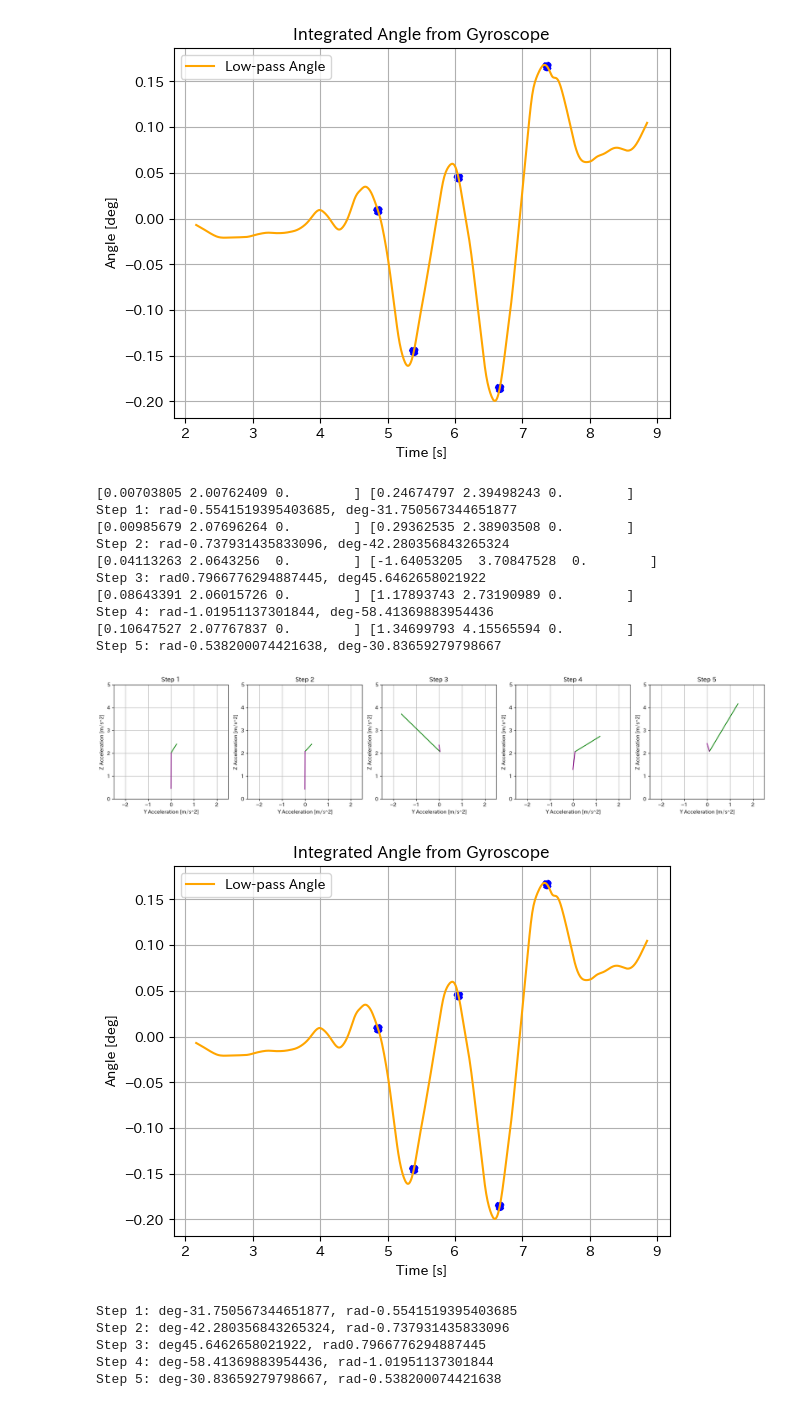
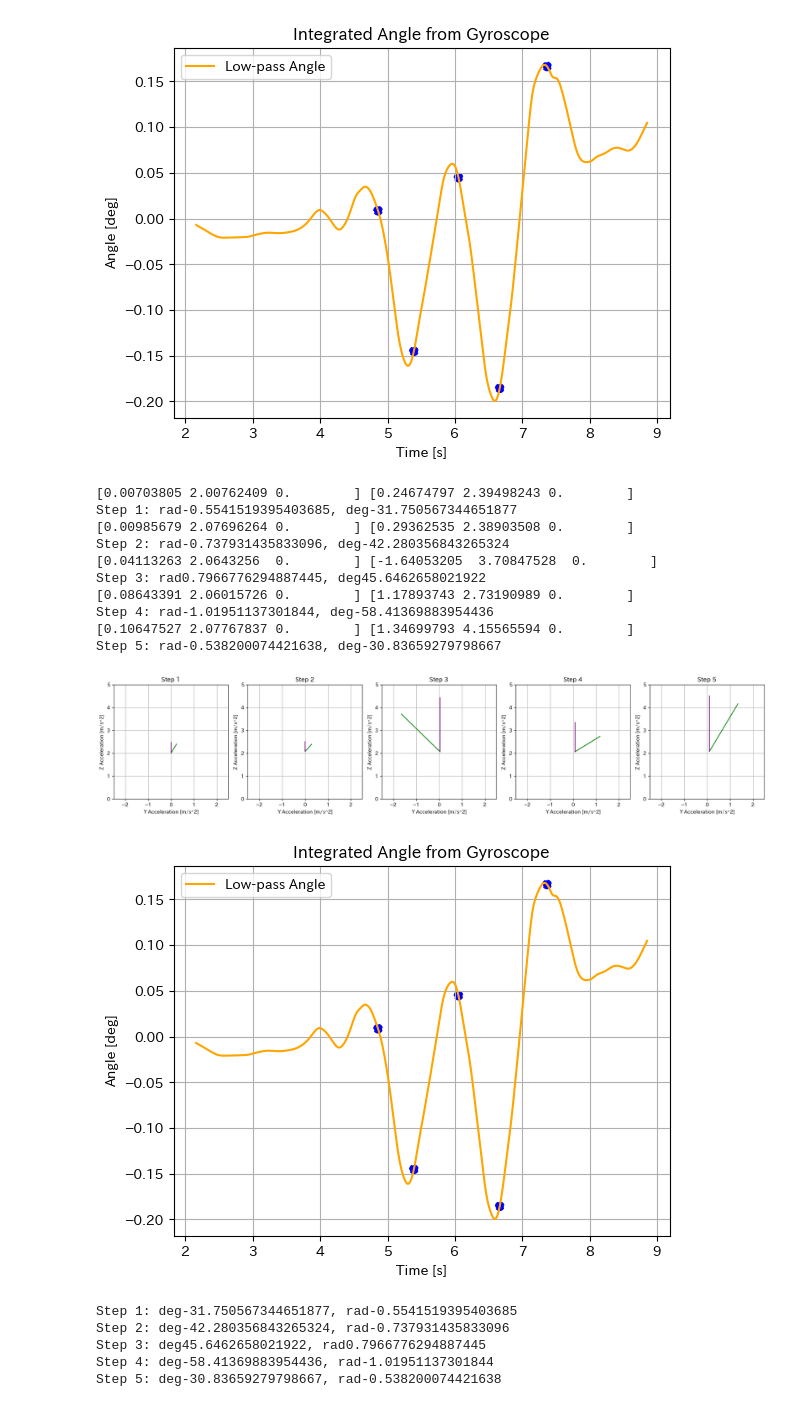
Before and after one commit to mizunoryuki/PDR-yokoaruki, a Jupyter notebook: step-hosei copy.ipynb, the cells around one changed output. Cells and saved outputs as stored; diff of their text form; code cells hidden in the pictures.

```diff
--- a/step-hosei copy.ipynb
+++ b/step-hosei copy.ipynb
@@ -227,42 +227,42 @@ for i in range(peak.shape[0]):
 
 
 	# startを原点にしてendをrad_angleだけ回転させる
-	rotated_end = np.array([np.cos(-rad_angle) * (shift_end[0] - shift_start[0]) - np.sin(-rad_angle) * (shift_end[1] - shift_start[1]),
-							np.sin(-rad_angle) * (shift_end[0] - shift_start[0]) + np.cos(-rad_angle) * (shift_end[1] - shift_start[1]),
+	rotated_end = np.array([shift_start[0] + (shift_end[0] - shift_start[0]) * np.cos(-rad_angle) - (shift_end[1] - shift_start[1]) * np.sin(-rad_angle),
+							shift_start[1] + (shift_end[0] - shift_start[0]) * np.sin(-rad_angle) + (shift_end[1] - shift_start[1]) * np.cos(-rad_angle),
 							0])
 	axes[i].plot([shift_start[0], rotated_end[0]], [shift_start[1], rotated_end[1]], color='purple')
 
 	axes[i].set_xlim(-2.5, 2.5)
 	axes[i].set_ylim(0, 5)
 	axes[i].set_xlabel('Y Acceleration [m/s^2]')
 	axes[i].set_ylabel('Z Acceleration [m/s^2]')
 	axes[i].set_title(f'Step {i+1}')
 	axes[i].grid()
 	axes[i].set_aspect('equal', adjustable='box')
 plt.tight_layout()
 plt.show()
 
 plt.plot(gyro_data['timestamp'], gyro_data['low_angle'], label='Low-pass Angle', color='orange')
 for i in range(len(peak)):
 	plt.scatter(gyro_data['timestamp'].iloc[peak[i]], gyro_data['low_angle'].iloc[peak[i]], color='blue', linestyle='dashed')
 plt.xlabel('Time [s]')
 plt.ylabel('Angle [deg]')
 plt.title('Integrated Angle from Gyroscope')
 plt.legend()
 plt.grid()
 plt.show()
 # %% [output]
 [0.00703805 2.00762409 0.        ] [0.24674797 2.39498243 0.        ]
 Step 1: rad-0.5541519395403685, deg-31.750567344651877
 [0.00985679 2.07696264 0.        ] [0.29362535 2.38903508 0.        ]
 Step 2: rad-0.737931435833096, deg-42.280356843265324
 [0.04113263 2.0643256  0.        ] [-1.64053205  3.70847528  0.        ]
 Step 3: rad0.7966776294887445, deg45.6462658021922
 [0.08643391 2.06015726 0.        ] [1.17893743 2.73190989 0.        ]
 Step 4: rad-1.01951137301844, deg-58.41369883954436
 [0.10647527 2.07767837 0.        ] [1.34699793 4.15565594 0.        ]
 Step 5: rad-0.538200074421638, deg-30.83659279798667
-[figure, old version]
+[figure, new version]
 [figure]
 # %%
 # 一歩ずつの加速度の方向をプロットする
```
